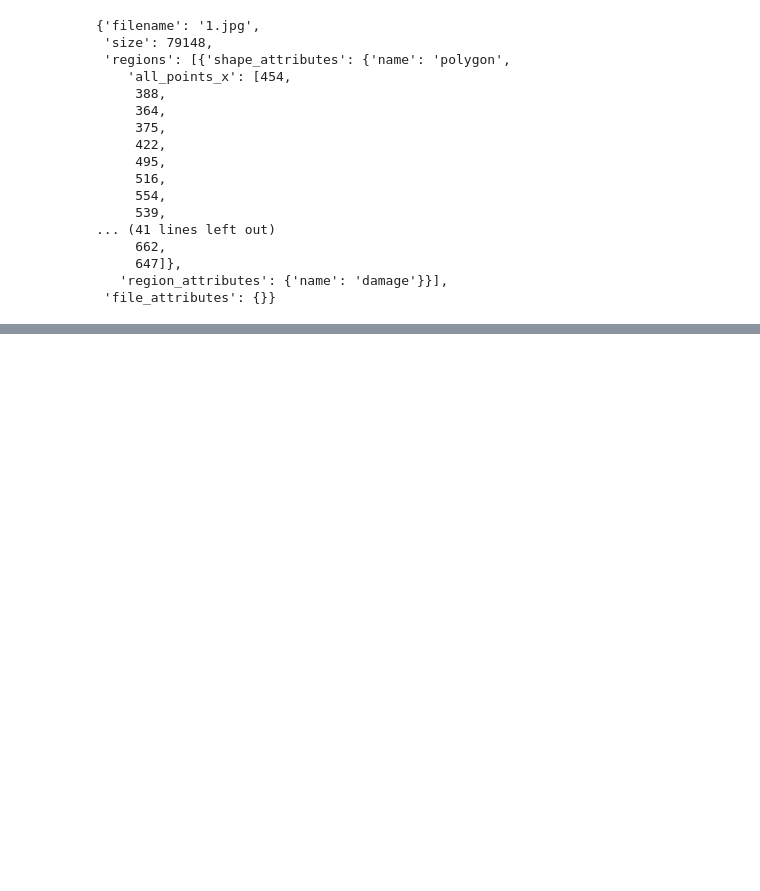
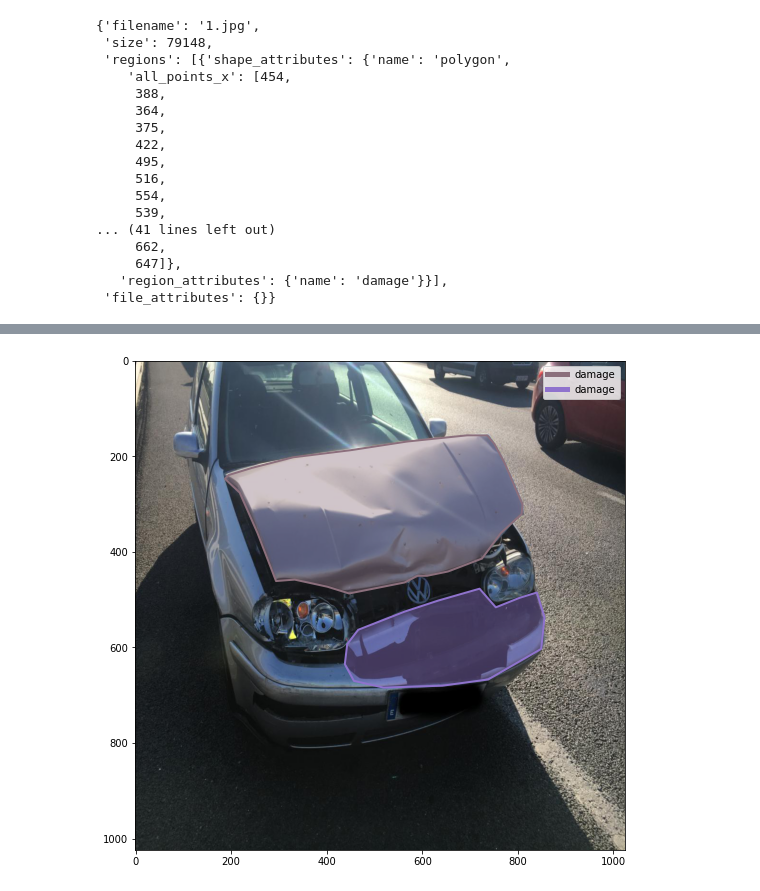
Before and after one commit to Lplenka/Car-Damage-Detection, a Jupyter notebook: dataset_analysis.ipynb, the cells around one changed output, grey strips where cells are left out. Cells and saved outputs as stored; diff of their text form; code cells hidden in the pictures; blank space fills up the shorter version.

```diff
--- a/dataset_analysis.ipynb
+++ b/dataset_analysis.ipynb
@@ -193,4 +185,6 @@ plt.show()
 # %%
-plot_segments("50.jpg",via_region_data['50.jpg139156'])
+plot_segments("50.jpg",'dataset/val/',via_region_data['50.jpg139156'])
 plt.show()
+# %% [output]
+[figure, added]
 # %%
```
Also changed, not shown: parts of 12 cells of this notebook.
